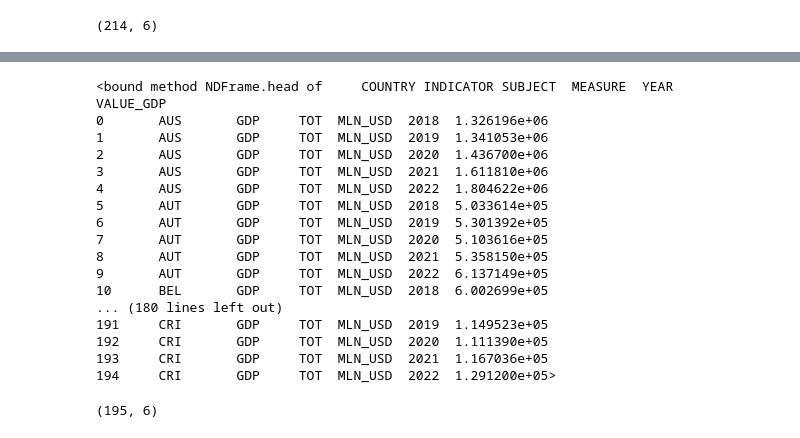
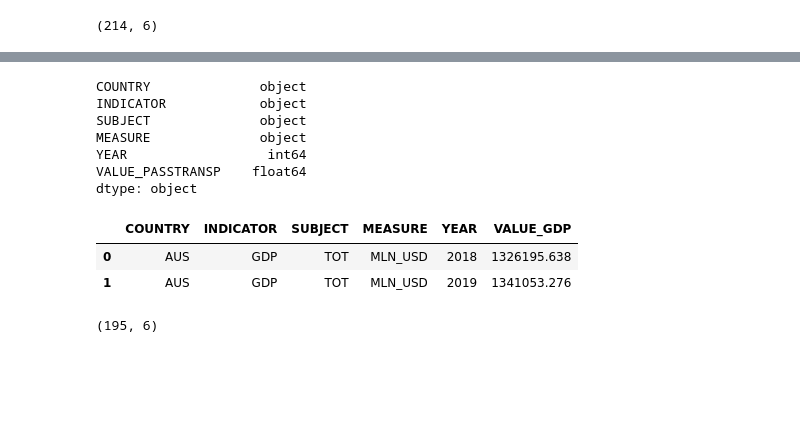
Before and after one commit to rosilenedasilva/public-transport-sentiment-analysis-insights, a Jupyter notebook: MSC_DA_CA2_transport_infra.ipynb, the cells around one changed output, grey strips where cells are left out. Saved outputs shown, nothing was run; the diff lists cells and outputs as text; code cells hidden in the pictures; blank space fills up the shorter version.

```diff
--- a/MSC_DA_CA2_transport_infra.ipynb
+++ b/MSC_DA_CA2_transport_infra.ipynb
@@ -545,23 +574,19 @@ dtype: object
+# %%
+newpassenger_transp.dtypes
+# %% [output]
+COUNTRY              object
+INDICATOR            object
+SUBJECT              object
+MEASURE              object
+YEAR                  int64
+VALUE_PASSTRANSP    float64
+dtype: object
 # %%
-newgdp_df.head
+newgdp_df.head(2)
 # %% [output]
-<bound method NDFrame.head of     COUNTRY INDICATOR SUBJECT  MEASURE  YEAR     VALUE_GDP
-0       AUS       GDP     TOT  MLN_USD  2018  1.326196e+06
-1       AUS       GDP     TOT  MLN_USD  2019  1.341053e+06
-2       AUS       GDP     TOT  MLN_USD  2020  1.436700e+06
-3       AUS       GDP     TOT  MLN_USD  2021  1.611810e+06
-4       AUS       GDP     TOT  MLN_USD  2022  1.804622e+06
-5       AUT       GDP     TOT  MLN_USD  2018  5.033614e+05
-6       AUT       GDP     TOT  MLN_USD  2019  5.301392e+05
-7       AUT       GDP     TOT  MLN_USD  2020  5.103616e+05
-8       AUT       GDP     TOT  MLN_USD  2021  5.358150e+05
-9       AUT       GDP     TOT  MLN_USD  2022  6.137149e+05
-10      BEL       GDP     TOT  MLN_USD  2018  6.002699e+05
-... (180 lines left out)
-191     CRI       GDP     TOT  MLN_USD  2019  1.149523e+05
-192     CRI       GDP     TOT  MLN_USD  2020  1.111390e+05
-193     CRI       GDP     TOT  MLN_USD  2021  1.167036e+05
-194     CRI       GDP     TOT  MLN_USD  2022  1.291200e+05>
+|  | COUNTRY | INDICATOR | SUBJECT | MEASURE | YEAR | VALUE_GDP |
+| 0 | AUS | GDP | TOT | MLN_USD | 2018 | 1326195.638 |
+| 1 | AUS | GDP | TOT | MLN_USD | 2019 | 1341053.276 |
 # %%
 newgdp_df.shape
 # %% [output]
```
Also changed, not shown: parts of 56 cells of this notebook, 2 other files.
